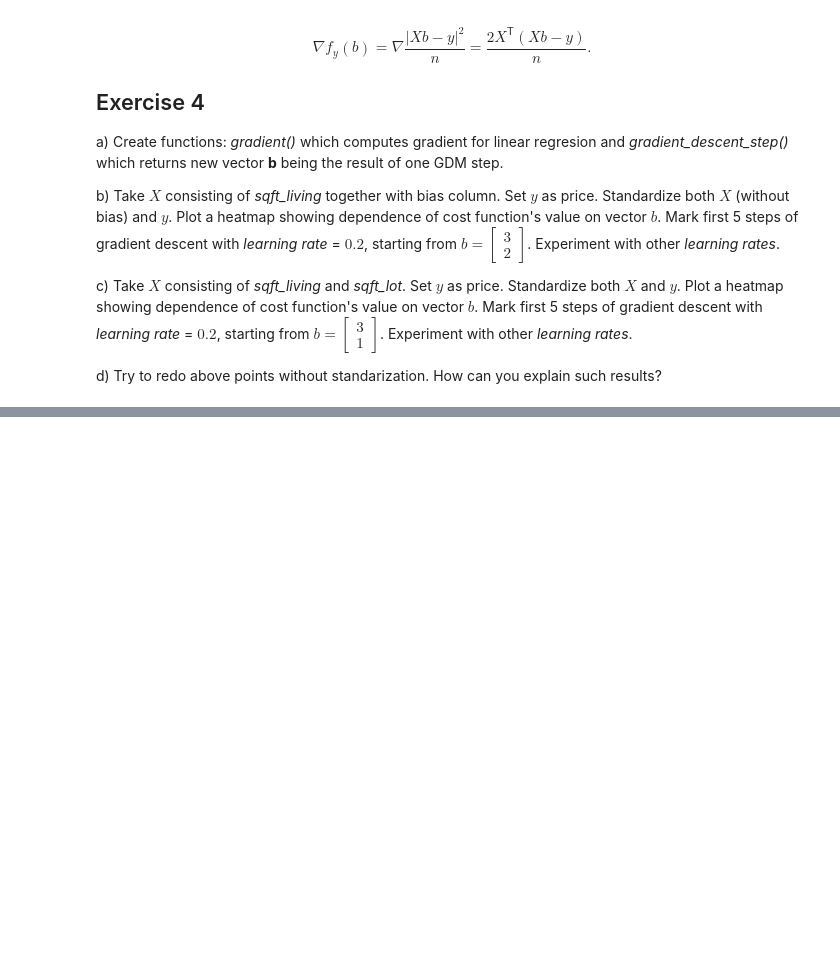
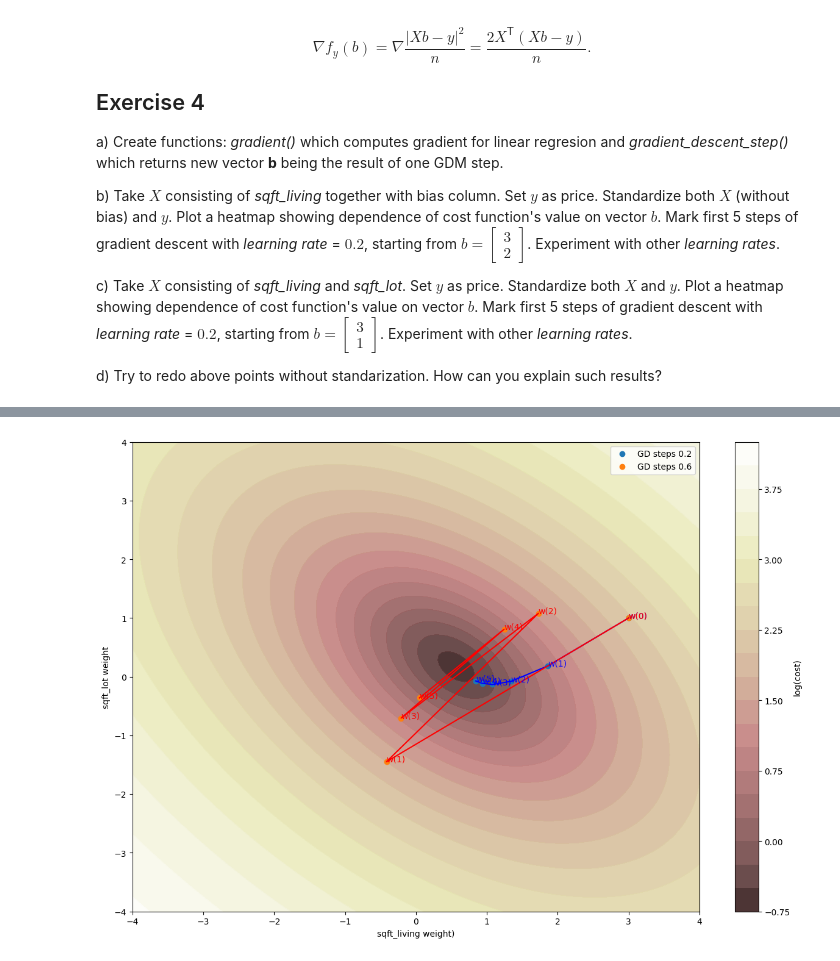
Before and after one commit to mawojcik/introduction_to_data_science, a Jupyter notebook: Lab_3/Assignment_3.ipynb, the cells around one changed output, grey strips where cells are left out. Cells and saved outputs as stored; diff of their text form; code cells hidden in the pictures; blank space fills up the shorter version.

```diff
--- a/Lab_3/Assignment_3.ipynb
+++ b/Lab_3/Assignment_3.ipynb
@@ -255,13 +303,13 @@ c) Take **$X$** consisting of *sqft_living* and *sqft_lot*. Set **$y$** as price
 
 d) Try to redo above points without standarization. How can you explain such results?
 # %%
-#a)
+#a) Create functions: gradient() which computes gradient for linear regression and gradient_descent_step() which returns new vector b being the result of one GDM step.
 
 def gradient(b, X, y):
-    return "implement me!"
+    return (2 * np.matmul(X.transpose(), (np.subtract(np.matmul(X, b), y)))) / np.shape(X)[0]
 
 def gradient_descent_step(b, X, y, lr):
-    return "implement me!"
+    return np.subtract(b, gradient(b, X, y)*lr)
 
 
 #short test:
@@ -279,0 +433,70 @@ print(gradient_descent_step(test_b, test_X, test_y, 0.1))
+# %%
+#c)Take X consisting of sqft_living and sqft_lot. Set y as price. Standardize both X and y. Plot a heatmap showing dependence of cost function's value on vector b. Mark first 5 steps of gradient descent.
+
+ROWS = 100
+
+X = house_df[['sqft_living', 'sqft_lot']]
+X = X.values.reshape(-1,2)[:100]
+y = house_df.price.values.reshape(-1,1)[:100]
+X_std = standardize(X)[0]
+y_std = standardize(y)[0]
+
+b1 = np.linspace(-4, 4, num=ROWS)
+b2 = np.linspace(-4, 4, num=ROWS)
+b_x, b_y = np.meshgrid(b1, b2)
+cost_arr= np.zeros((ROWS, ROWS))
+
+fig, ax = plt.subplots(figsize=(15, 10))
+
+for i in range(ROWS):
+    for j in range(ROWS):
+        vector_b = np.array([[b_x[i, j]], [b_y[i, j]]])
+        cost_arr[i,j] = cost(predict(vector_b, X_std), y_std)
+
+CS = ax.contourf(b_x, b_y, np.log(cost_arr), 20, alpha=0.9, cmap=cm.pink)
+cbar = fig.colorbar(CS)
+ax.set_xlabel('sqft_living weight)')
+ax.set_ylabel('sqft_lot weight')
+cbar.ax.set_ylabel('log(cost)')
+
+# Different learning rates - 0.2
+
+VECTOR_STEPS = 5
+first_cord = [3]
+second_cord = [1]
+# initialize vector b
+vector_b = np.array([[3],[1]])
+
+for _ in range(VECTOR_STEPS):
+    vector_b = gradient_descent_step(vector_b, X_std, y_std, 0.2)
+    first_cord.append(vector_b[0, 0])
+    second_cord.append(vector_b[1, 0])
+ax.scatter(first_cord, second_cord, label='GD steps 0.2');
+ax.plot(first_cord, second_cord, color='blue')
+plt.legend()
+points_labels = ['w(0)', 'w(1)', 'w(2)', 'w(3)', 'w(4)', 'w(5)']
+for i, txt in enumerate(points_labels):
+    ax.annotate(txt, (first_cord[i], second_cord[i]), color='blue')
+
+# 0.6
+
+VECTOR_STEPS = 5
+first_cord = [3]
+second_cord = [1]
+# initialize vector b
+vector_b = np.array([[3],[1]])
+
+for _ in range(VECTOR_STEPS):
+    vector_b = gradient_descent_step(vector_b, X_std, y_std, 0.6)
+    first_cord.append(vector_b[0, 0])
+    second_cord.append(vector_b[1, 0])
+ax.scatter(first_cord, second_cord, label='GD steps 0.6')
+ax.plot(first_cord, second_cord, color='red')
+plt.legend()
+points_labels = ['w(0)', 'w(1)', 'w(2)', 'w(3)', 'w(4)', 'w(5)']
+for i, txt in enumerate(points_labels):
+    ax.annotate(txt, (first_cord[i], second_cord[i]), color='red')
+
+# Conclusions same as previously - we are oscilliating forwards and backwards - it is not effective at all
+# %% [output]
+[figure, added]
```
Also changed, not shown: parts of 8 cells of this notebook.
